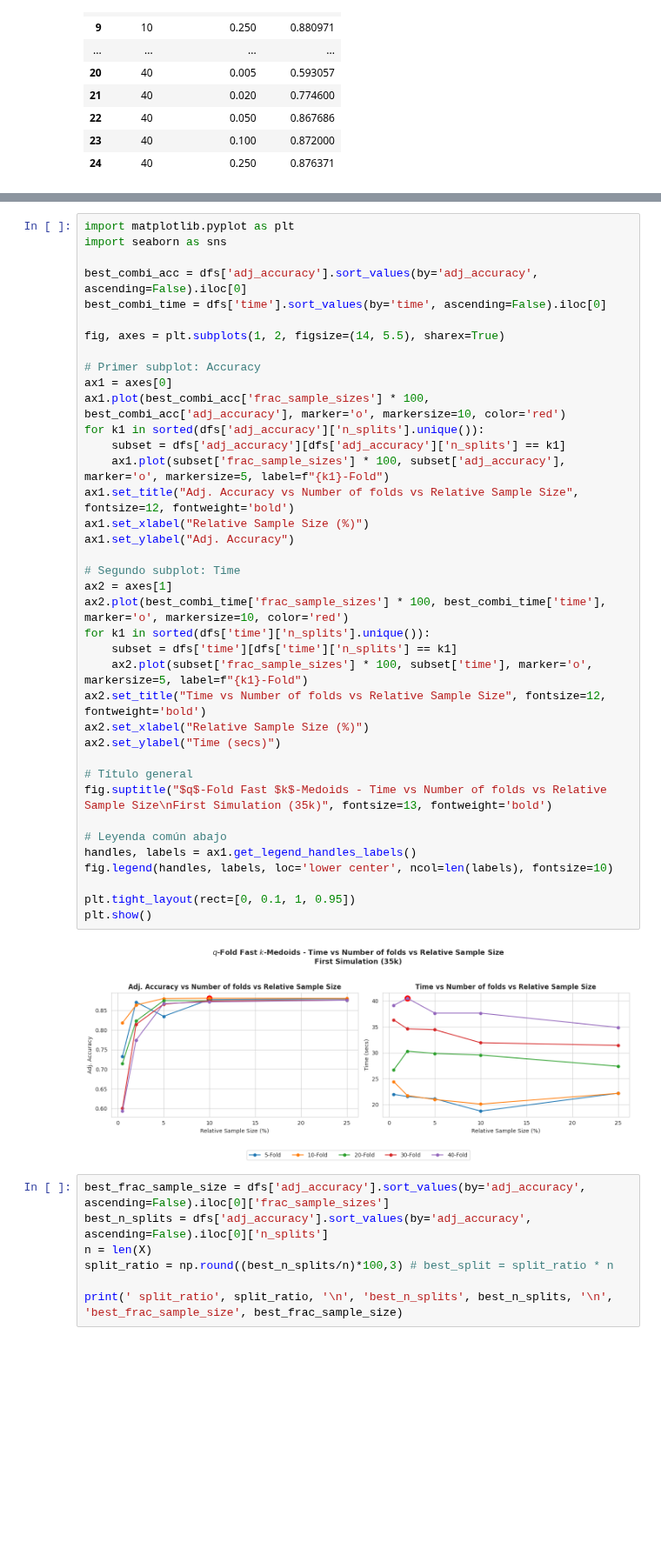
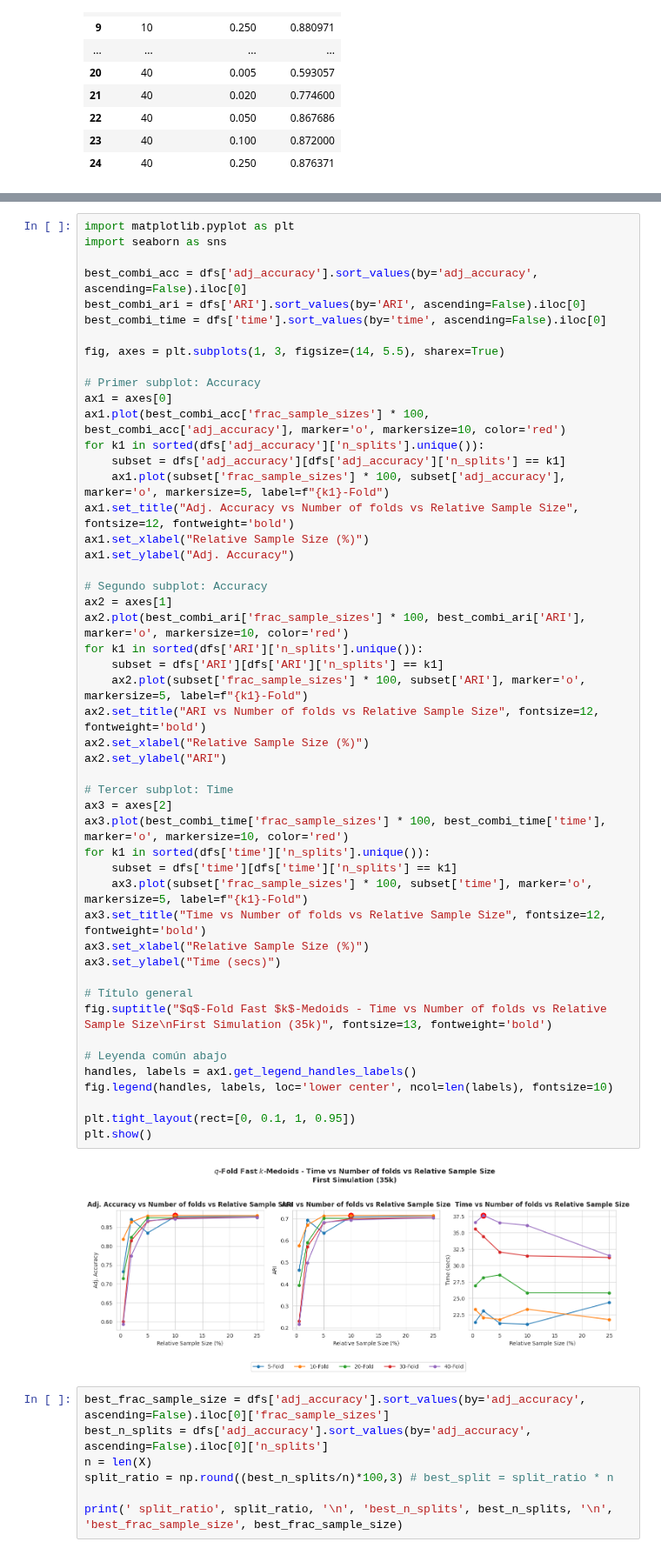
Before and after one commit to FabioScielzoOrtiz/db-robust-clust-paper-code, a Jupyter notebook: notebooks/experiments_simulation_1.ipynb, the cells around one changed output, grey strips where cells are left out. Shown at 87% size. Drawn from its saved outputs; the diff is of its cells as text; blank space fills up the shorter version.

```diff
--- a/notebooks/experiments_simulation_1.ipynb
+++ b/notebooks/experiments_simulation_1.ipynb
@@ -491,41 +515,52 @@ import matplotlib.pyplot as plt
 import seaborn as sns
 
 best_combi_acc = dfs['adj_accuracy'].sort_values(by='adj_accuracy', ascending=False).iloc[0]
+best_combi_ari = dfs['ARI'].sort_values(by='ARI', ascending=False).iloc[0]
 best_combi_time = dfs['time'].sort_values(by='time', ascending=False).iloc[0]
 
-fig, axes = plt.subplots(1, 2, figsize=(14, 5.5), sharex=True)
+fig, axes = plt.subplots(1, 3, figsize=(14, 5.5), sharex=True)
 
 # Primer subplot: Accuracy
 ax1 = axes[0]
 ax1.plot(best_combi_acc['frac_sample_sizes'] * 100, best_combi_acc['adj_accuracy'], marker='o', markersize=10, color='red')
 for k1 in sorted(dfs['adj_accuracy']['n_splits'].unique()):
     subset = dfs['adj_accuracy'][dfs['adj_accuracy']['n_splits'] == k1]
     ax1.plot(subset['frac_sample_sizes'] * 100, subset['adj_accuracy'], marker='o', markersize=5, label=f"{k1}-Fold")
 ax1.set_title("Adj. Accuracy vs Number of folds vs Relative Sample Size", fontsize=12, fontweight='bold')
 ax1.set_xlabel("Relative Sample Size (%)")
 ax1.set_ylabel("Adj. Accuracy")
 
-# Segundo subplot: Time
+# Segundo subplot: Accuracy
 ax2 = axes[1]
-ax2.plot(best_combi_time['frac_sample_sizes'] * 100, best_combi_time['time'], marker='o', markersize=10, color='red')
+ax2.plot(best_combi_ari['frac_sample_sizes'] * 100, best_combi_ari['ARI'], marker='o', markersize=10, color='red')
+for k1 in sorted(dfs['ARI']['n_splits'].unique()):
+    subset = dfs['ARI'][dfs['ARI']['n_splits'] == k1]
+    ax2.plot(subset['frac_sample_sizes'] * 100, subset['ARI'], marker='o', markersize=5, label=f"{k1}-Fold")
+ax2.set_title("ARI vs Number of folds vs Relative Sample Size", fontsize=12, fontweight='bold')
+ax2.set_xlabel("Relative Sample Size (%)")
+ax2.set_ylabel("ARI")
+
+# Tercer subplot: Time
+ax3 = axes[2]
+ax3.plot(best_combi_time['frac_sample_sizes'] * 100, best_combi_time['time'], marker='o', markersize=10, color='red')
 for k1 in sorted(dfs['time']['n_splits'].unique()):
     subset = dfs['time'][dfs['time']['n_splits'] == k1]
-    ax2.plot(subset['frac_sample_sizes'] * 100, subset['time'], marker='o', markersize=5, label=f"{k1}-Fold")
-ax2.set_title("Time vs Number of folds vs Relative Sample Size", fontsize=12, fontweight='bold')
-ax2.set_xlabel("Relative Sample Size (%)")
-ax2.set_ylabel("Time (secs)")
+    ax3.plot(subset['frac_sample_sizes'] * 100, subset['time'], marker='o', markersize=5, label=f"{k1}-Fold")
+ax3.set_title("Time vs Number of folds vs Relative Sample Size", fontsize=12, fontweight='bold')
+ax3.set_xlabel("Relative Sample Size (%)")
+ax3.set_ylabel("Time (secs)")
 
 # Título general
 fig.suptitle("$q$-Fold Fast $k$-Medoids - Time vs Number of folds vs Relative Sample Size\nFirst Simulation (35k)", fontsize=13, fontweight='bold')
 
 # Leyenda común abajo
 handles, labels = ax1.get_legend_handles_labels()
 fig.legend(handles, labels, loc='lower center', ncol=len(labels), fontsize=10)
 
 plt.tight_layout(rect=[0, 0.1, 1, 0.95])
 plt.show()
 # %% [output]
-[figure, old version]
+[figure, new version]
 # %%
 best_frac_sample_size = dfs['adj_accuracy'].sort_values(by='adj_accuracy', ascending=False).iloc[0]['frac_sample_sizes']
 best_n_splits = dfs['adj_accuracy'].sort_values(by='adj_accuracy', ascending=False).iloc[0]['n_splits']
```
Also changed, not shown: parts of 14 cells of this notebook, 3 other files.
